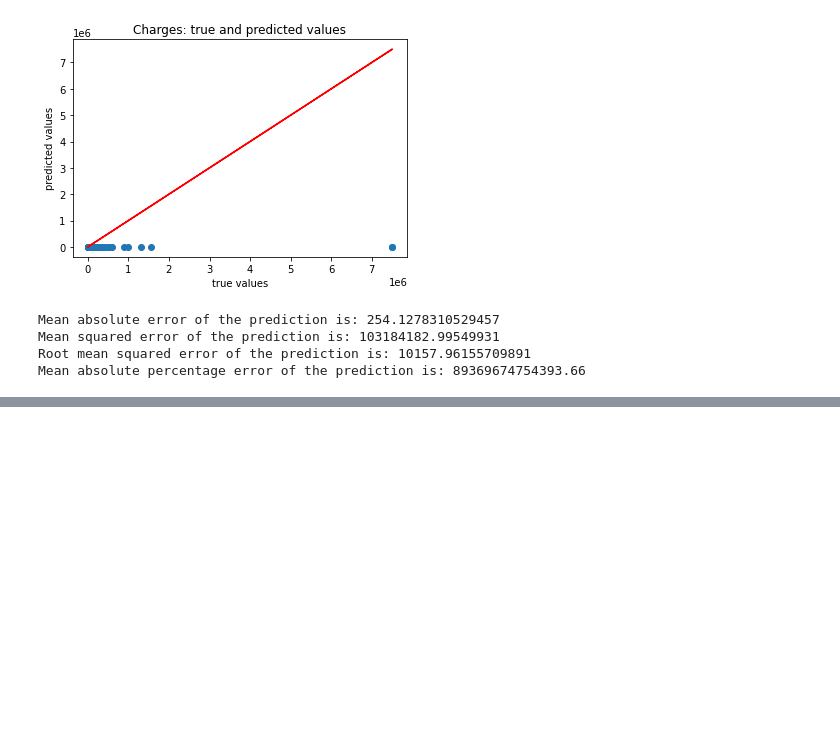
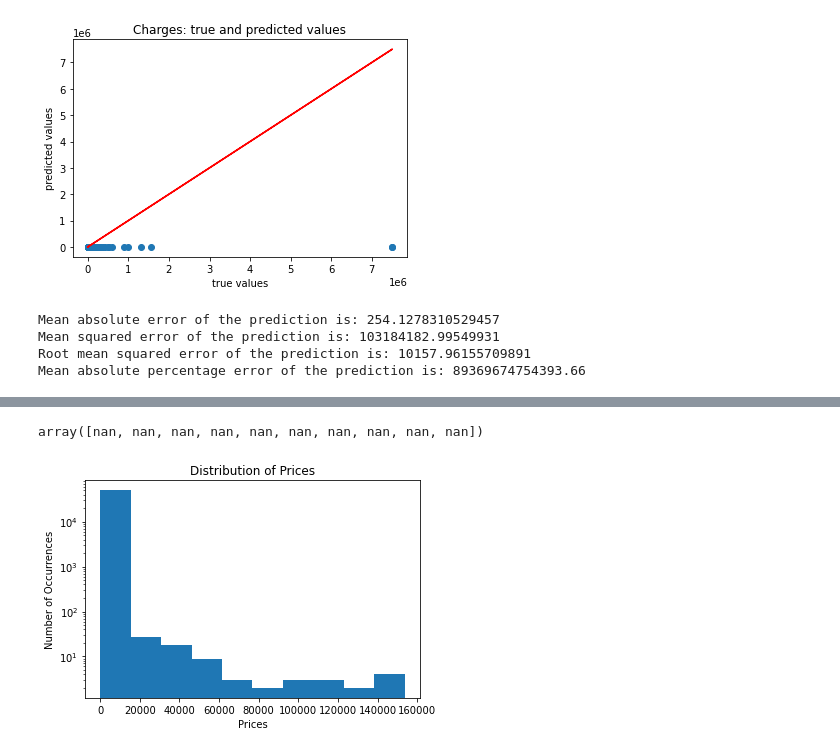
Before and after one commit to DanGo83/git_practice, a Jupyter notebook: Capstone 2 - NFT Predictions.ipynb, the cells around one changed output, grey strips where cells are left out. Saved outputs shown, nothing was run; the diff lists cells and outputs as text; code cells hidden in the pictures; blank space fills up the shorter version.

```diff
--- a/Capstone 2 - NFT Predictions.ipynb
+++ b/Capstone 2 - NFT Predictions.ipynb
@@ -393,0 +417,4 @@ ValueError: at least one array or dtype is required
+# %%
+# Reduce the dataset by randomely sampling it down to 50,000 rows:
+sampled_numeric = nft_cleaned_df.sample(n=50000)
+sampled_numeric.head()
@@ -393,0 +456,6 @@ ValueError: at least one array or dtype is required
+# %%
+sampled_numeric_cleaned = sampled_numeric.drop(['Price_Crypto', 'Image_url_1', 'ID_token', 'Seller_username', 'Buyer_username',
+                                                     'Crypto', 'Name', 'Description', 'Market', 'Category',
+                                                'Unique_id_collection', 'Collection_cleaned', 'Datetime_updated_seconds'], 1)
+
+sampled_numeric_cleaned.head(10)
@@ -393,0 +495,21 @@ ValueError: at least one array or dtype is required
+# %%
+from sklearn import ensemble
+from sklearn.model_selection import cross_val_score
+
+rfc = ensemble.RandomForestClassifier()
+X = sampled_numeric_cleaned.drop('Price_USD', 1)
+Y = sampled_numeric_cleaned['Price_USD']
+X = pd.get_dummies(X)
+X = X.dropna(axis=1)
+
+cross_val_score(rfc, X, Y, cv=10)
+# %% [output]
+array([nan, nan, nan, nan, nan, nan, nan, nan, nan, nan])
+# %%
+plt.hist(sampled_numeric_cleaned['Price_USD'], log=True)
+plt.title('Distribution of Prices')
+plt.xlabel('Prices')
+plt.ylabel('Number of Occurrences')
+plt.show()
+# %% [output]
+[figure, added]
```
Also changed, not shown: parts of 38 cells of this notebook.
